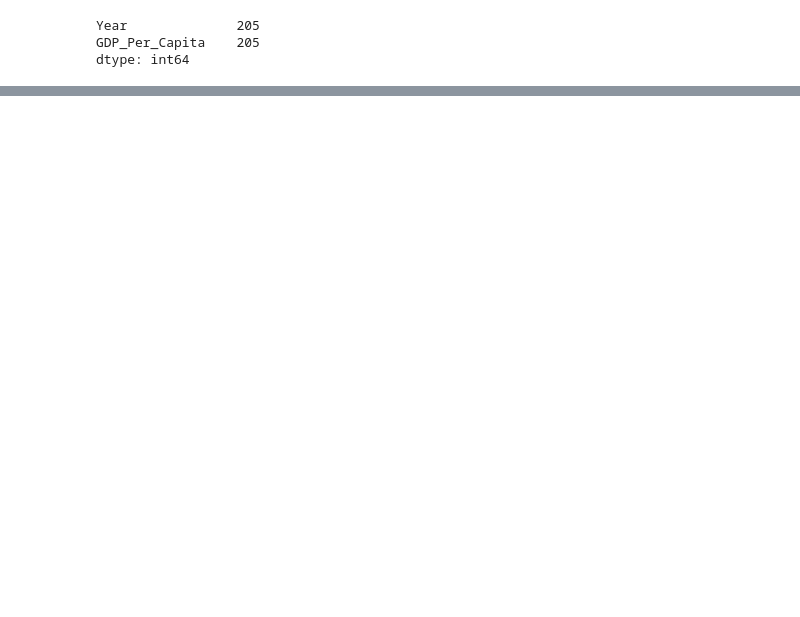
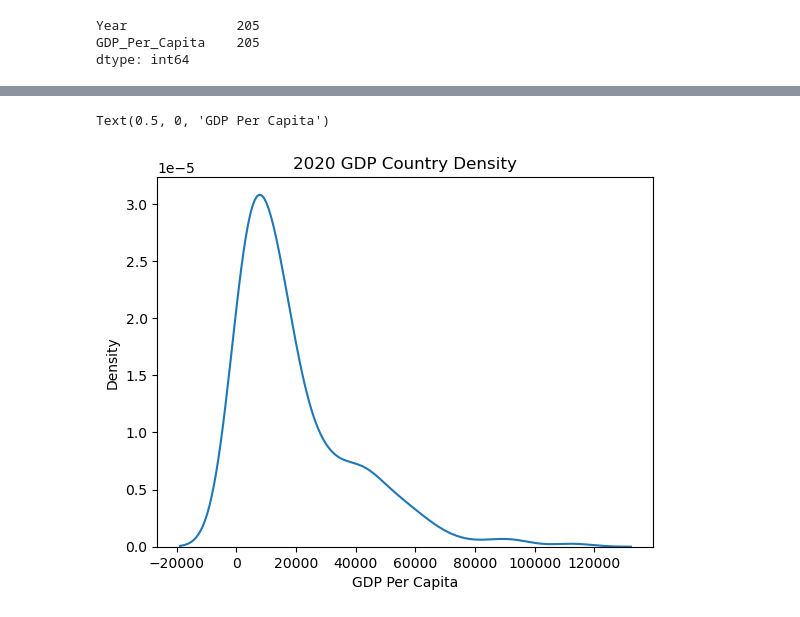
Before and after one commit to NSS-Full-Time-Data-Analytics-11/un-project-nelson-aaron-j, a Jupyter notebook: notebooks/nelson_un_project.ipynb, the cells around one changed output, grey strips where cells are left out. Saved outputs shown, nothing was run; the diff lists cells and outputs as text; code cells hidden in the pictures; blank space fills up the shorter version.

```diff
--- a/notebooks/nelson_un_project.ipynb
+++ b/notebooks/nelson_un_project.ipynb
@@ -159,0 +194,7 @@ Look at the number of observations per year. What do you notice?
+# %%
+sns.kdeplot(gdp2020.GDP_Per_Capita)
+plt.title('2020 GDP Country Density Chart')
+plt.xlabel('GDP Per Capita')
+# %% [output]
+Text(0.5, 0, 'GDP Per Capita')
+[figure, added]
```
Also changed, not shown: parts of 17 cells of this notebook.
